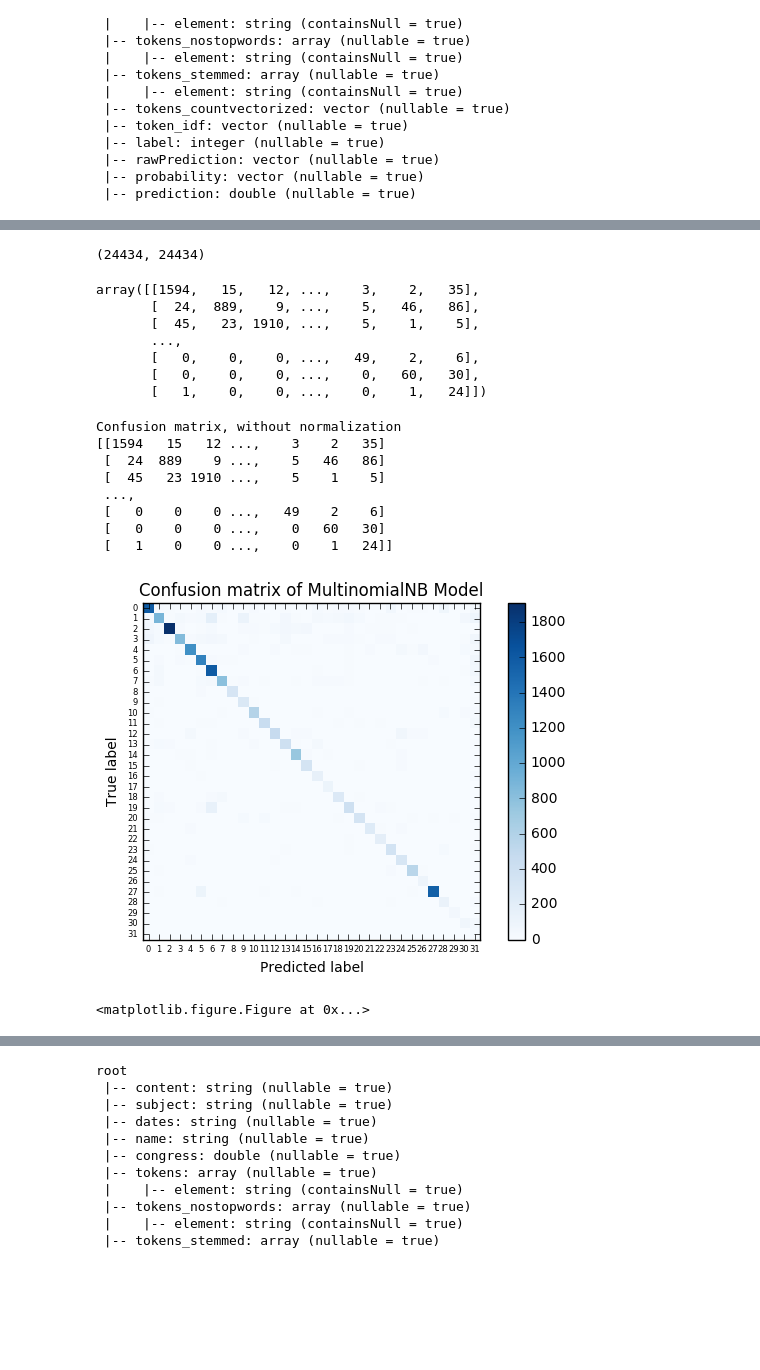
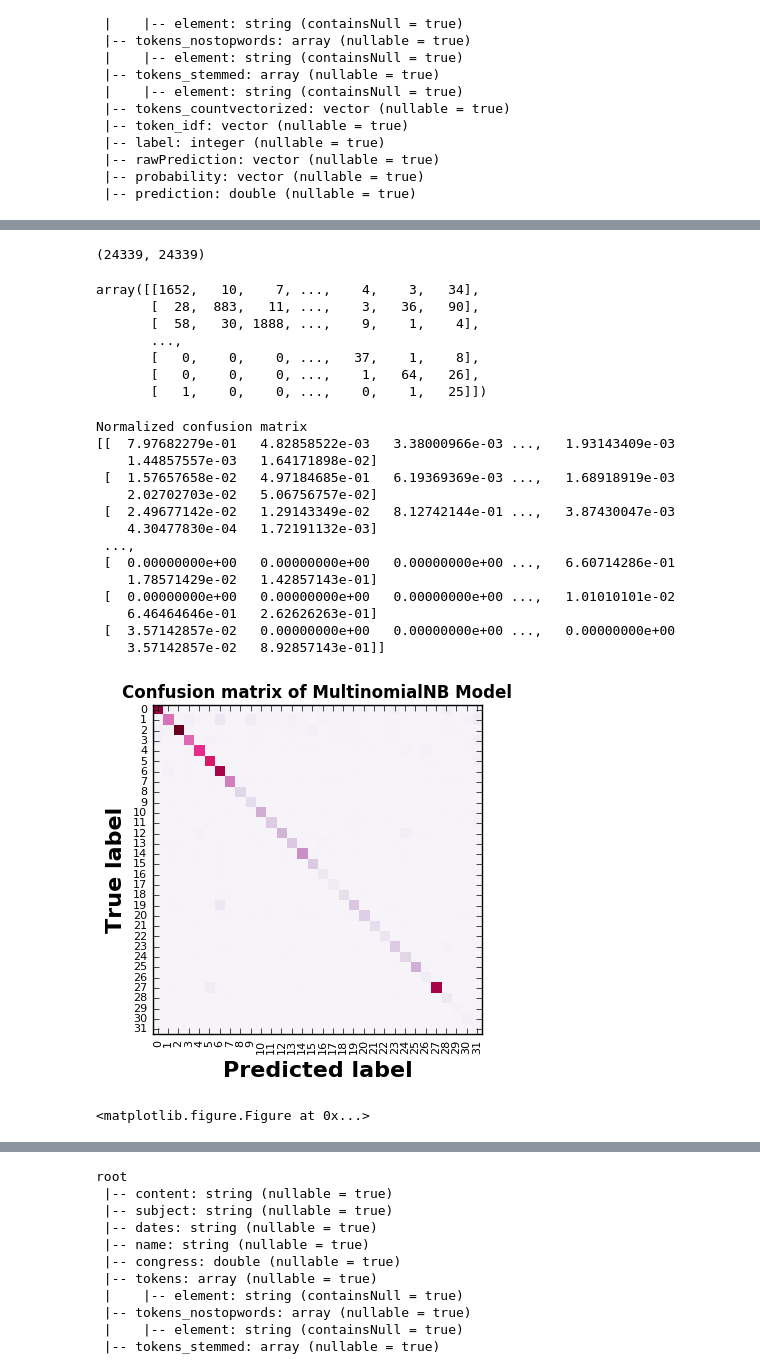
Before and after one commit to chenzhih03/usfocuses, a Jupyter notebook: scripts/tfidf.ipynb, the cells around one changed output, grey strips where cells are left out. Saved outputs shown, nothing was run; the diff lists cells and outputs as text; code cells hidden in the pictures; blank space fills up the shorter version.

Commit message:
tfidf on the congress records

```diff
--- a/scripts/tfidf.ipynb
+++ b/scripts/tfidf.ipynb
@@ -36,2 +38,2 @@ from nltk.stem import SnowballStemmer
 # %%
-df_full = spark.read.csv('s3a://usfocus/congress_full.csv',header = True,inferSchema=True,sep=",")
+df_full = spark.read.csv('s3a://usfocus/congress_full.csv', header = True, sep = ',', inferSchema=True)
@@ -394,19 +526,19 @@ import itertools
 import matplotlib.pyplot as plt
 %matplotlib inline
 def plot_confusion_matrix(cm, classes,
-                          normalize=False,
+                          normalize=True,
                           title='Confusion matrix',
-                          cmap=plt.cm.Blues):
+                          cmap=plt.cm.PuRd):
     """
     This function prints and plots the confusion matrix.
     Normalization can be applied by setting `normalize=True`.
     """
     plt.imshow(cm, interpolation='nearest', cmap=cmap)
-    plt.title(title)
-    plt.colorbar()
+    plt.title(title,fontweight='bold')
+    #plt.colorbar()
     tick_marks = np.arange(len(classes))
-    plt.xticks(tick_marks, classes, fontsize=6)
-    plt.yticks(tick_marks, classes,fontsize=6)
+    plt.xticks(tick_marks, classes, fontsize=8,rotation=90,fontweight='medium')
+    plt.yticks(tick_marks, classes,fontsize=8,fontweight='medium')
 
     if normalize:
         cm = cm.astype('float') / cm.sum(axis=1)[:, np.newaxis]
@@ -423,9 +555,9 @@ def plot_confusion_matrix(cm, classes,
     #             color="white" if cm[i, j] > thresh else "black")
 
     plt.tight_layout()
-    plt.ylabel('True label')
-    plt.xlabel('Predicted label')
-    plt.figure(figsize=(20,20))
+    plt.ylabel('True label',fontweight='bold',fontsize=12)
+    plt.xlabel('Predicted label',fontweight='bold',fontsize=12)
+    plt.figure(figsize=(30,30),dpi=1000)
 # %%
 true_label = result.select('label').collect()
 
@@ -433,34 +565,40 @@ predict_label = result.select('prediction').collect()
 # %%
 len(true_label),len(predict_label)
 # %% [output]
-(24434, 24434)
+(24339, 24339)
 # %%
 confusion_matrix_nb = confusion_matrix(np.array(true_label), np.array(predict_label))
 # %%
 confusion_matrix_nb
 # %% [output]
-array([[1594,   15,   12, ...,    3,    2,   35],
-       [  24,  889,    9, ...,    5,   46,   86],
-       [  45,   23, 1910, ...,    5,    1,    5],
+array([[1652,   10,    7, ...,    4,    3,   34],
+       [  28,  883,   11, ...,    3,   36,   90],
+       [  58,   30, 1888, ...,    9,    1,    4],
        ...,
-       [   0,    0,    0, ...,   49,    2,    6],
-       [   0,    0,    0, ...,    0,   60,   30],
-       [   1,    0,    0, ...,    0,    1,   24]])
+       [   0,    0,    0, ...,   37,    1,    8],
+       [   0,    0,    0, ...,    1,   64,   26],
+       [   1,    0,    0, ...,    0,    1,   25]])
 # %%
 subject_ordered = sorted(sub_dict,key=sub_dict.get)
 # %%
 label_list=range(0,32)
 # %%
-plot_confusion_matrix(confusion_matrix_nb, classes = label_list,normalize = False, title = 'Confusion matrix of MultinomialNB Model')
+plot_confusion_matrix(confusion_matrix_nb, classes = label_list,normalize = True, title = 'Confusion matrix of MultinomialNB Model')
 # %% [output]
-Confusion matrix, without normalization
-[[1594   15   12 ...,    3    2   35]
- [  24  889    9 ...,    5   46   86]
- [  45   23 1910 ...,    5    1    5]
+Normalized confusion matrix
+[[  7.97682279e-01   4.82858522e-03   3.38000966e-03 ...,   1.93143409e-03
+    1.44857557e-03   1.64171898e-02]
+ [  1.57657658e-02   4.97184685e-01   6.19369369e-03 ...,   1.68918919e-03
+    2.02702703e-02   5.06756757e-02]
+ [  2.49677142e-02   1.29143349e-02   8.12742144e-01 ...,   3.87430047e-03
+    4.30477830e-04   1.72191132e-03]
  ...,
- [   0    0    0 ...,   49    2    6]
- [   0    0    0 ...,    0   60   30]
- [   1    0    0 ...,    0    1   24]]
+ [  0.00000000e+00   0.00000000e+00   0.00000000e+00 ...,   6.60714286e-01
+    1.78571429e-02   1.42857143e-01]
+ [  0.00000000e+00   0.00000000e+00   0.00000000e+00 ...,   1.01010101e-02
+    6.46464646e-01   2.62626263e-01]
+ [  3.57142857e-02   0.00000000e+00   0.00000000e+00 ...,   0.00000000e+00
+    3.57142857e-02   8.92857143e-01]]
-[figure, old version]
+[figure, new version]
 <matplotlib.figure.Figure at 0x...>
 # %%
```
Also changed, not shown: parts of 52 cells of this notebook.
